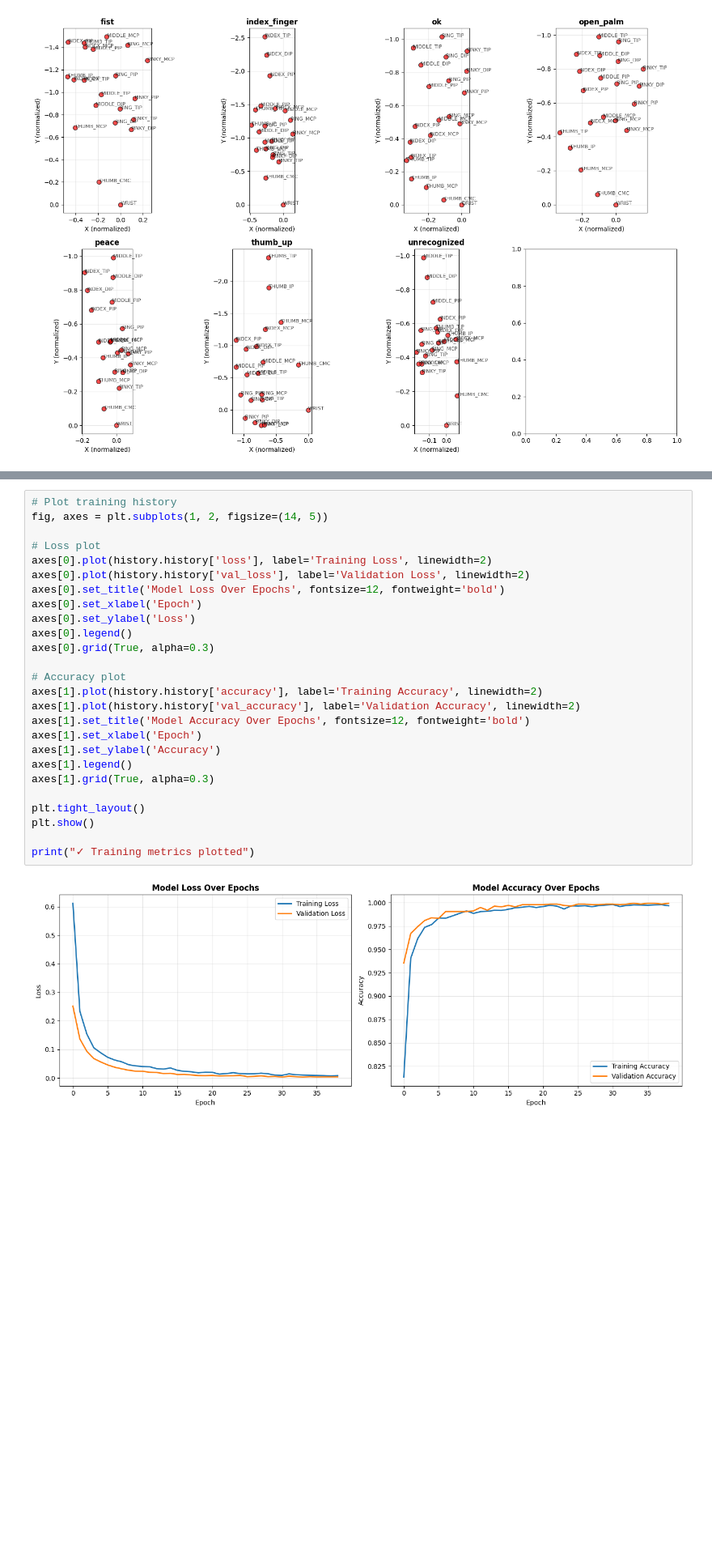
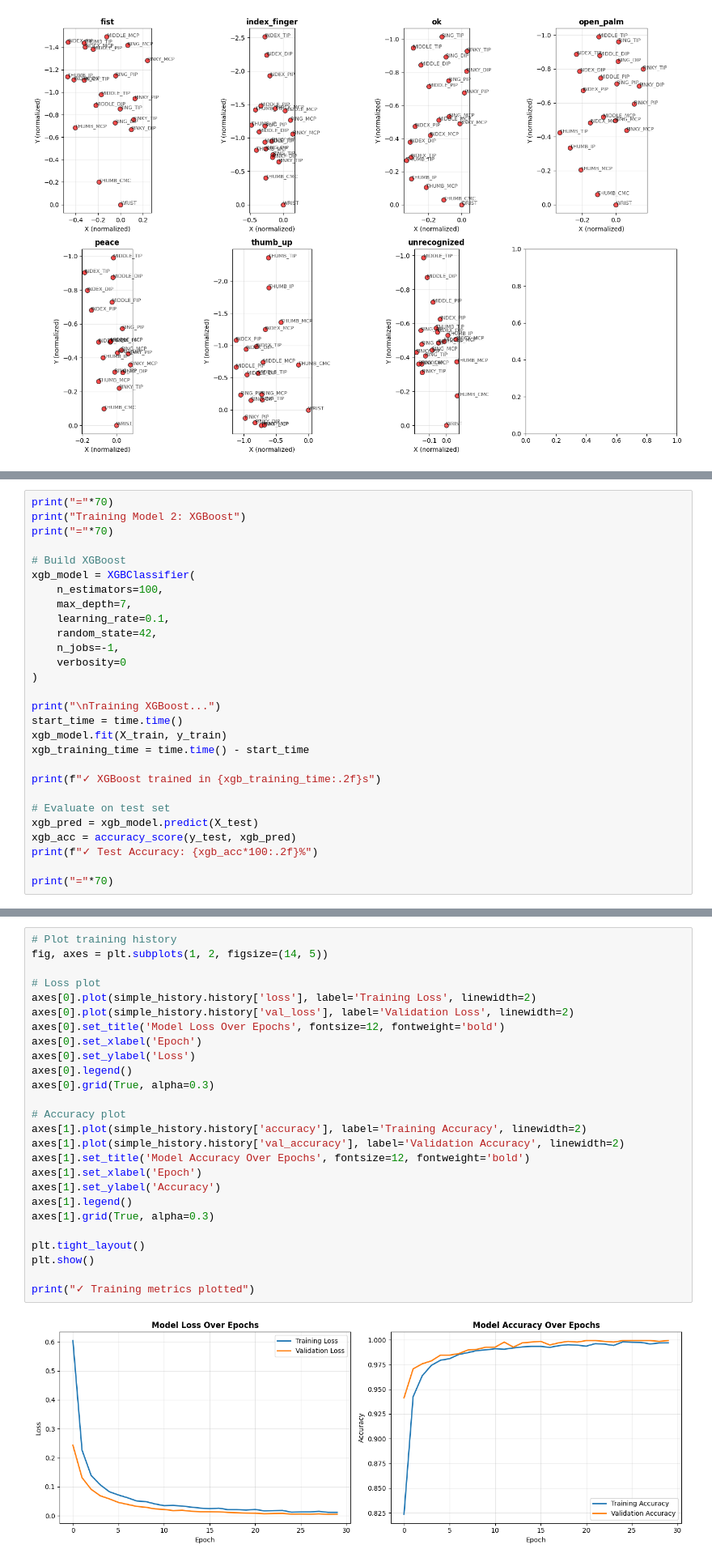
Before and after one commit to LaimengEung/mediapipe-hand-pose-recognition, a Jupyter notebook: training_model.ipynb, the cells around one changed output, grey strips where cells are left out. Shown at 81% size. Cells and saved outputs as stored; diff of their text form; blank space fills up the shorter version.

Commit message:
Added model comparison

```diff
--- a/training_model.ipynb
+++ b/training_model.ipynb
@@ -318,0 +292,28 @@ Model training complete!
+# %%
+print("="*70)
+print("Training Model 2: XGBoost")
+print("="*70)
+
+# Build XGBoost
+xgb_model = XGBClassifier(
+    n_estimators=100,
+    max_depth=7,
+    learning_rate=0.1,
+    random_state=42,
+    n_jobs=-1,
+    verbosity=0
+)
+
+print("\nTraining XGBoost...")
+start_time = time.time()
+xgb_model.fit(X_train, y_train)
+xgb_training_time = time.time() - start_time
+
+print(f"✓ XGBoost trained in {xgb_training_time:.2f}s")
+
+# Evaluate on test set
+xgb_pred = xgb_model.predict(X_test)
+xgb_acc = accuracy_score(y_test, xgb_pred)
+print(f"✓ Test Accuracy: {xgb_acc*100:.2f}%")
+
+print("="*70)
@@ -319,31 +595,31 @@ Model training complete!
 # %%
 # Plot training history
 fig, axes = plt.subplots(1, 2, figsize=(14, 5))
 
 # Loss plot
-axes[0].plot(history.history['loss'], label='Training Loss', linewidth=2)
-axes[0].plot(history.history['val_loss'], label='Validation Loss', linewidth=2)
+axes[0].plot(simple_history.history['loss'], label='Training Loss', linewidth=2)
+axes[0].plot(simple_history.history['val_loss'], label='Validation Loss', linewidth=2)
 axes[0].set_title('Model Loss Over Epochs', fontsize=12, fontweight='bold')
 axes[0].set_xlabel('Epoch')
 axes[0].set_ylabel('Loss')
 axes[0].legend()
 axes[0].grid(True, alpha=0.3)
 
 # Accuracy plot
-axes[1].plot(history.history['accuracy'], label='Training Accuracy', linewidth=2)
-axes[1].plot(history.history['val_accuracy'], label='Validation Accuracy', linewidth=2)
+axes[1].plot(simple_history.history['accuracy'], label='Training Accuracy', linewidth=2)
+axes[1].plot(simple_history.history['val_accuracy'], label='Validation Accuracy', linewidth=2)
 axes[1].set_title('Model Accuracy Over Epochs', fontsize=12, fontweight='bold')
 axes[1].set_xlabel('Epoch')
 axes[1].set_ylabel('Accuracy')
 axes[1].legend()
 axes[1].grid(True, alpha=0.3)
 
 plt.tight_layout()
 plt.show()
 
 print("✓ Training metrics plotted")
 # %% [output]
-[figure, old version]
+[figure, new version]
 ✓ Training metrics plotted
 # %%
 # Save the model and scaler for later use
```
Also changed, not shown: parts of 19 cells of this notebook.
